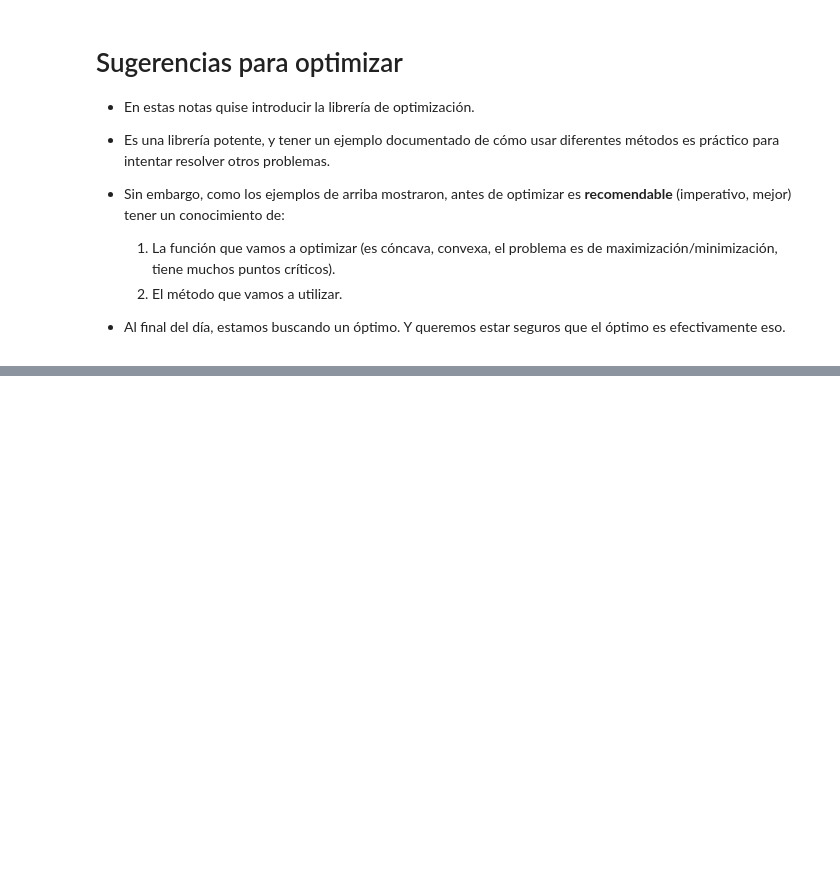
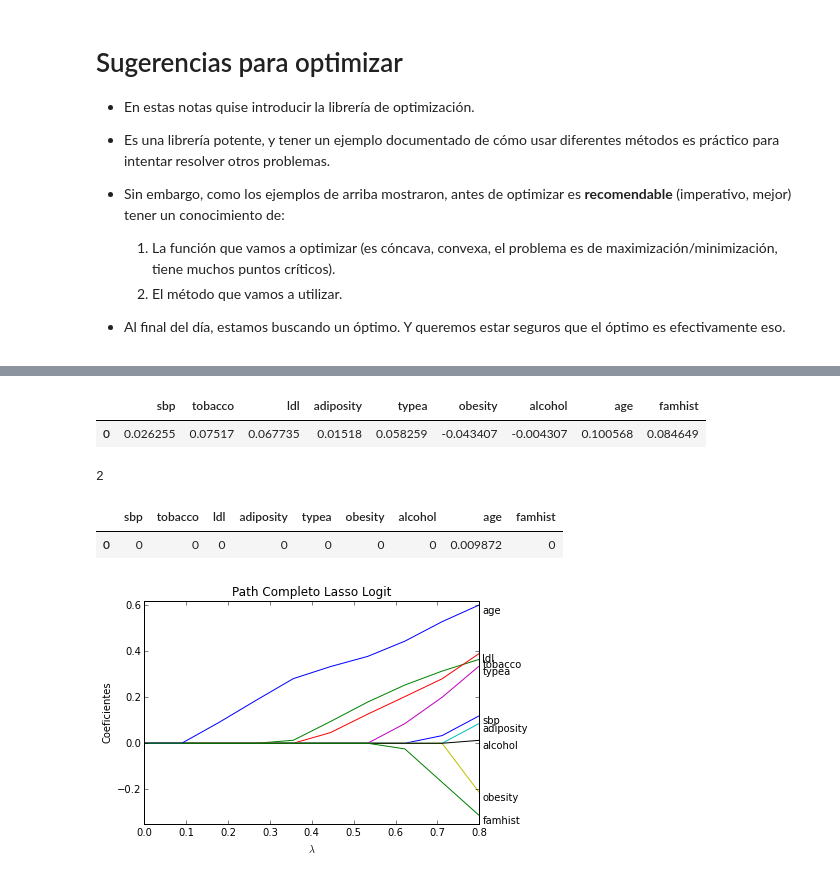
Before and after one commit to dvaughan79/New_CIDE_Analytics, a Jupyter notebook: 8_Modelos_de_Clasificacion.ipynb, the cells around one changed output, grey strips where cells are left out. Drawn from its saved outputs; the diff is of its cells as text; code cells hidden in the pictures; blank space fills up the shorter version.

Commit message:
slides 8 actualizados con Lasso Logit

```diff
--- a/8_Modelos_de_Clasificacion.ipynb
+++ b/8_Modelos_de_Clasificacion.ipynb
@@ -652,0 +729,3 @@ array([-2.09552385,  3.55413405,  5.92810093])
+# %%
+data = pd.read_csv('heart_data.txt')
+data.head()
@@ -652,0 +739,15 @@ array([-2.09552385,  3.55413405,  5.92810093])
+# %%
+# Organicemos y transformemos los datos
+nobs = data.shape[0]
+# Nuestra variable dependiente: presencia de enfermedad cardiáca
+yy = data.chd.values.reshape((nobs,1))
+# Vamos a estandarizar todas las variables  independientes (incluida la dummy de Historia Familiar)
+labs_cont = np.array([u'sbp', u'tobacco', u'ldl', u'adiposity', u'typea', u'obesity', u'alcohol', u'age'])
+x_dum     = 1*(data.famhist=='Present').values.reshape((nobs,1))
+#xmat_cont = np.concatenate((data[labs_cont].values,x_dum),axis=1)
+xmat_cont = data[labs_cont].values
+vx = xmat_cont.shape[1]
+# Estandaricemos
+fullxmat = (xmat_cont - xmat_cont.mean(axis=0).reshape((1,vx)))/xmat_cont.std(axis=0).reshape((1,vx))
+fullxmat = np.concatenate((fullxmat, x_dum),axis=1)
+labs_x = np.array([u'sbp', u'tobacco', u'ldl', u'adiposity', u'typea', u'obesity', u'alcohol', u'age','famhist'])
@@ -652,0 +798,6 @@ array([-2.09552385,  3.55413405,  5.92810093])
+# %%
+# probémosla
+pd.DataFrame(linear_lasso(yy,fullxmat, 0.001), columns=labs_x)
+# %% [output]
+|  | sbp | tobacco | ldl | adiposity | typea | obesity | alcohol | age | famhist |
+| 0 | 0.026255 | 0.07517 | 0.067735 | 0.01518 | 0.058259 | -0.043407 | -0.004307 | 0.100568 | 0.084649 |
@@ -652,0 +862,9 @@ array([-2.09552385,  3.55413405,  5.92810093])
+# %%
+# Let's try it
+beta, count = logit_lasso(yy,fullxmat, 0.7, np.zeros((9,1)))
+print count
+pd.DataFrame(beta, columns = labs_x)
+# %% [output]
+2
+|  | sbp | tobacco | ldl | adiposity | typea | obesity | alcohol | age | famhist |
+| 0 | 0 | 0 | 0 | 0 | 0 | 0 | 0 | 0.009872 | 0 |
@@ -652,0 +902,19 @@ array([-2.09552385,  3.55413405,  5.92810093])
+# %%
+# Vamos a probar la función
+A = lasso_logit_path(yy,fullxmat,0.8)
+grd_lamb = np.linspace(0.0001, 0.8, 10)
+df = pd.DataFrame(A, index = grd_lamb, columns=labs_x)
+ax = df.plot()
+#plt.axis([])
+plt.grid('off')
+ax.legend_.remove()
+plt.axis([0,0.8,-0.35,0.62])
+ax.set_title('Path Completo Lasso Logit')
+ax.set_xlabel('$\lambda$')
+ax.set_ylabel('Coeficientes')
+# Obtengamos las etiquetas
+for v in range(9):
+    lab_v = labs_x[v]
+    plt.text(0.81,df[lab_v].iloc[-1], lab_v, horizontalalignment='left', verticalalignment='top')
+# %% [output]
+[figure, added]
```
Also changed, not shown: parts of 10 cells of this notebook, 1 other file.
